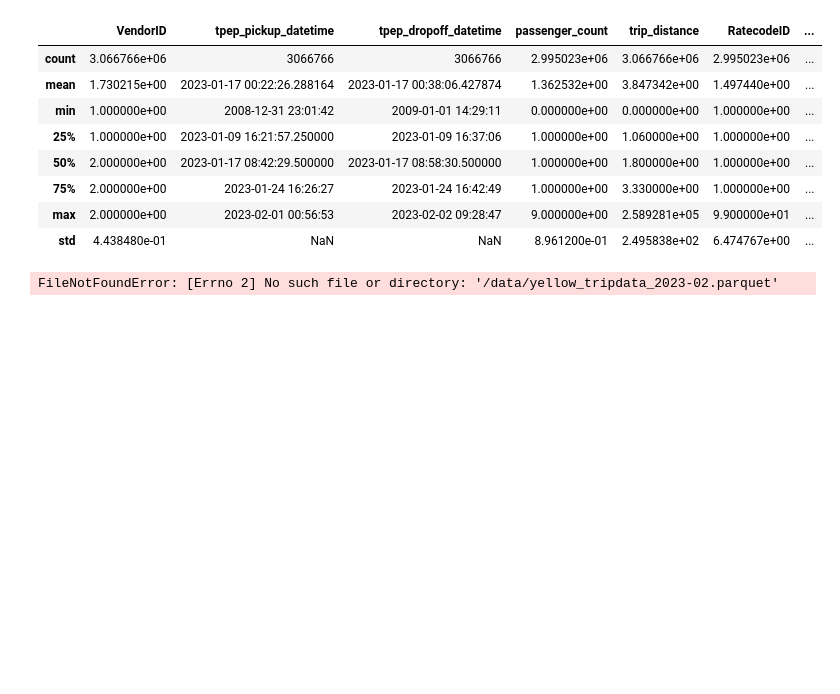
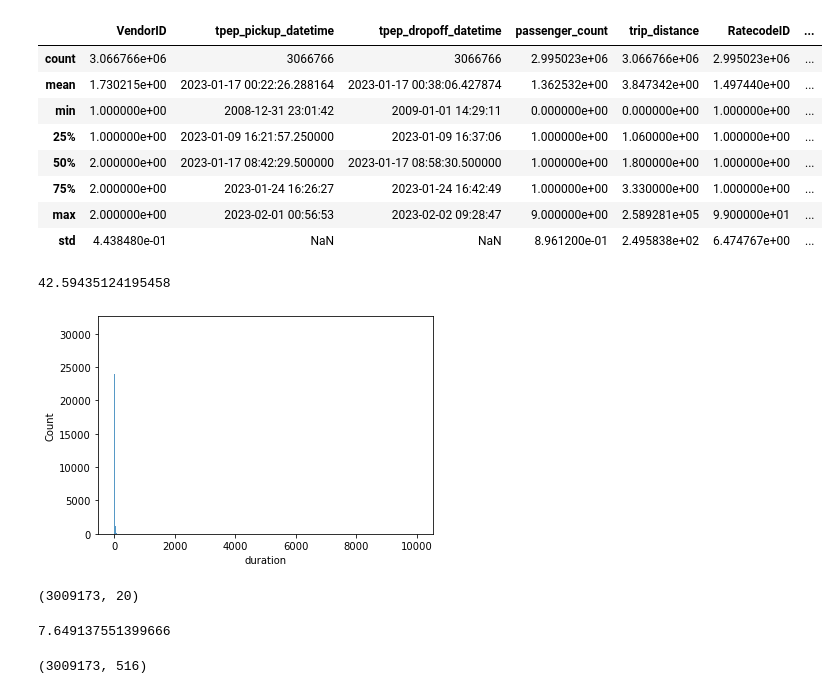
Before and after one commit to akhila222/mlops, a Jupyter notebook: intro/Homework_1.ipynb, the cells around one changed output. Saved outputs shown, nothing was run; the diff lists cells and outputs as text; code cells hidden in the pictures; blank space fills up the shorter version.

```diff
--- a/intro/Homework_1.ipynb
+++ b/intro/Homework_1.ipynb
@@ -88,7 +99,16 @@ data_jan.describe()
 | 75% | 2.000000e+00 | 2023-01-24 16:26:27 | 2023-01-24 16:42:49 | 1.000000e+00 | 3.330000e+00 | 1.000000e+00 | ... |
 | max | 2.000000e+00 | 2023-02-01 00:56:53 | 2023-02-02 09:28:47 | 9.000000e+00 | 2.589281e+05 | 9.900000e+01 | ... |
 | std | 4.438480e-01 | NaN | NaN | 8.961200e-01 | 2.495838e+02 | 6.474767e+00 | ... |
-# %%
-feb=pd.read_parquet('/data/yellow_tripdata_2023-02.parquet')
-# %% [output]
-FileNotFoundError: [Errno 2] No such file or directory: '/data/yellow_tripdata_2023-02.parquet'
+# %%
+data_jan['duration'] = data_jan.tpep_dropoff_datetime - data_jan.tpep_pickup_datetime
+data_jan.duration = data_jan.duration.apply(lambda td: td.total_seconds() / 60)
+# %%
+data_jan['duration'].std() #standard deviation of duration
+# %% [output]
+42.59435124195458
+# %%
+sns.histplot(data_jan['duration'])
+plt.legend()
+plt.show()
+# %% [output]
+[figure, added]
@@ -94,0 +117,4 @@ FileNotFoundError: [Errno 2] No such file or directory: '/data/yellow_tripdata_2
+# %%
+data_jan.shape
+# %% [output]
+(3009173, 20)
@@ -94,0 +126,21 @@ FileNotFoundError: [Errno 2] No such file or directory: '/data/yellow_tripdata_2
+# %%
+train_dicts = data_jan[categorical + numerical].to_dict(orient='records')
+
+dv = DictVectorizer()
+X_train = dv.fit_transform(train_dicts)
+
+target = 'duration'
+y_train = data_jan[target].values
+
+lr = LinearRegression()
+lr.fit(X_train, y_train)
+
+y_pred = lr.predict(X_train)
+
+mean_squared_error(y_train, y_pred, squared=False)
+# %% [output]
+7.649137551399666
+# %%
+print(X_train.shape)
+# %% [output]
+(3009173, 516)
```
Also changed, not shown: parts of 13 cells of this notebook.
